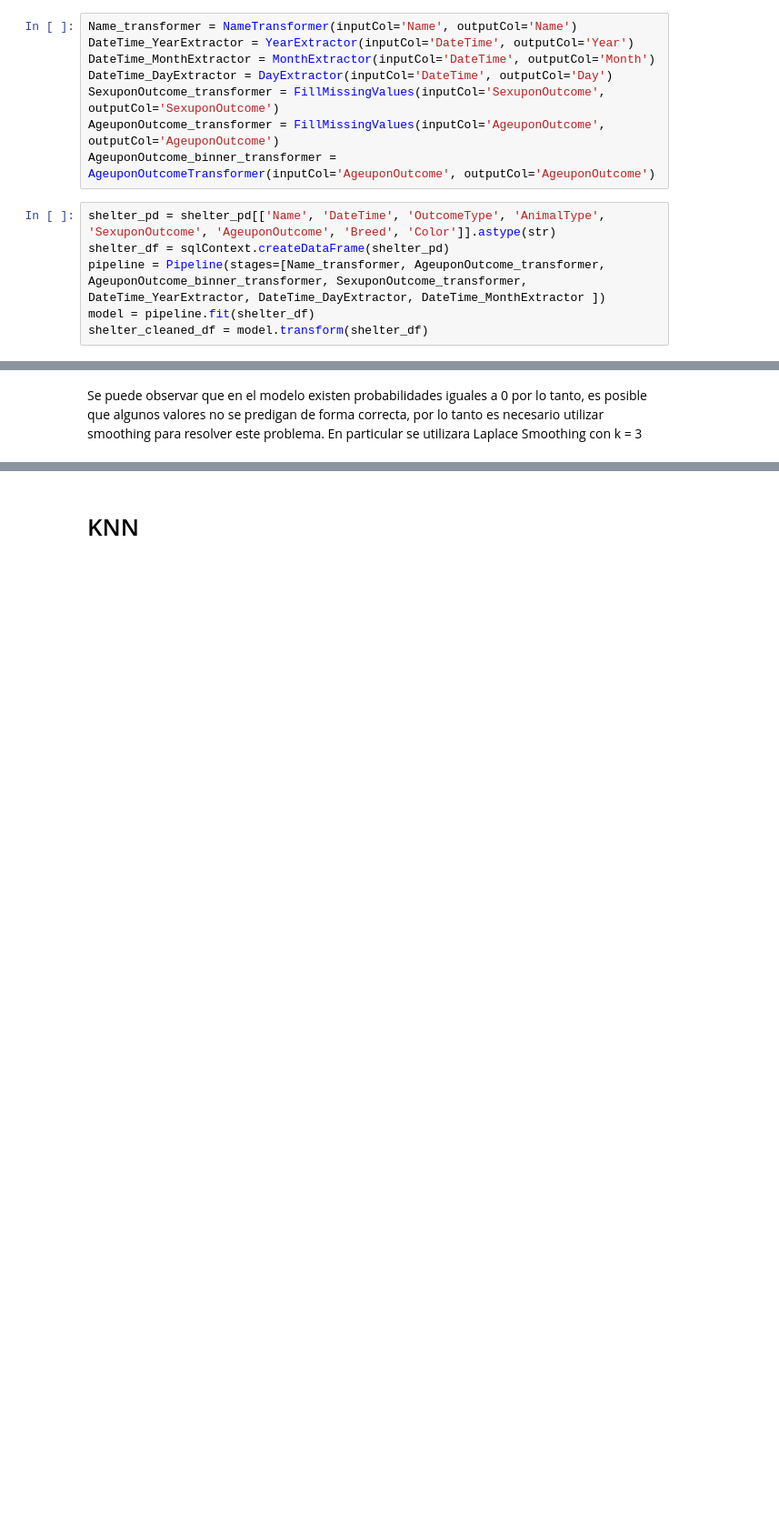
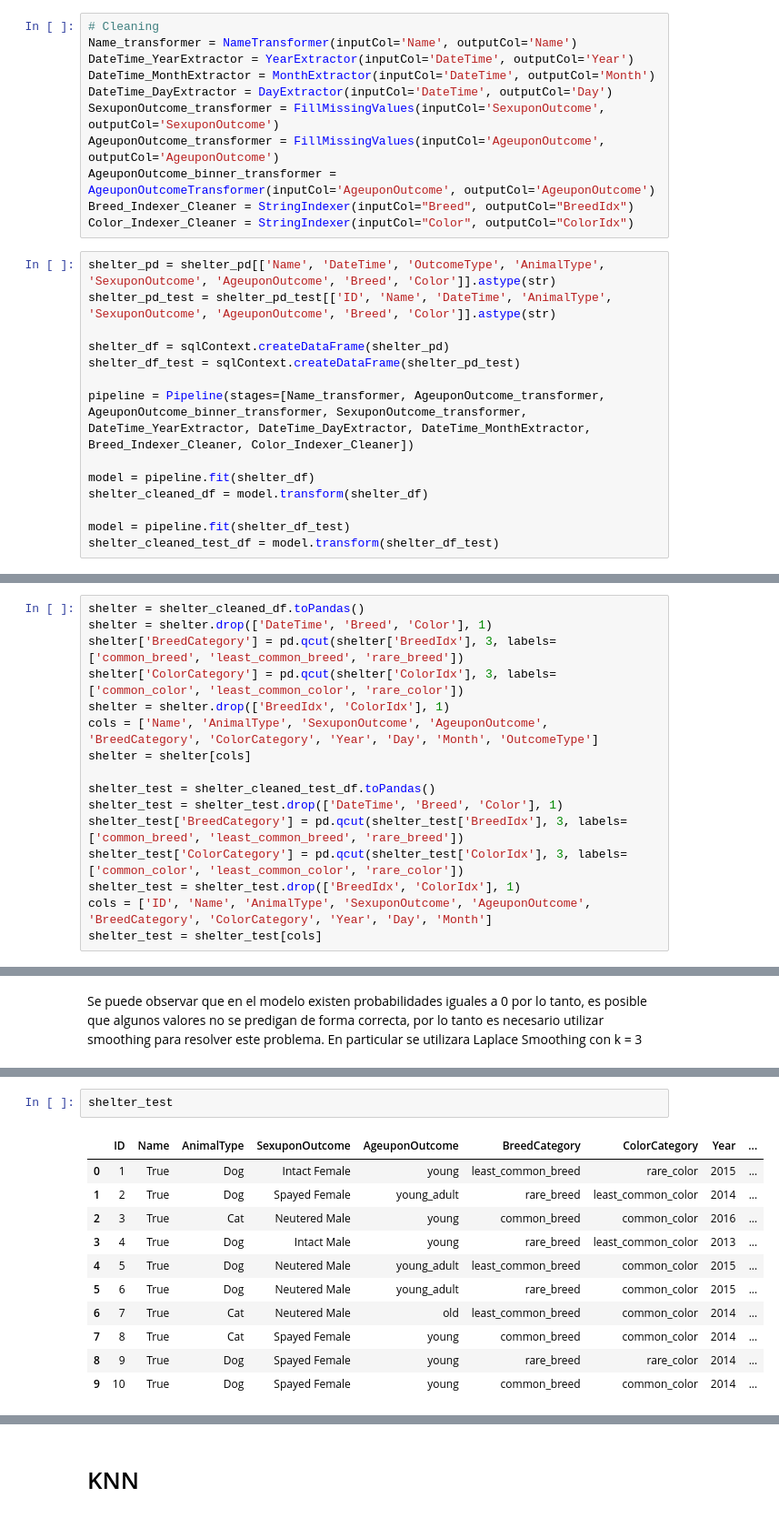
Before and after one commit to acollazomayer/Proyecto-BigData, a Jupyter notebook: Proyecto (2).ipynb, the cells around one changed output, grey strips where cells are left out. Shown: that part at 91% size. Saved outputs shown, nothing was run; the diff lists cells and outputs as text; blank space fills up the shorter version.

```diff
--- a/Proyecto (2).ipynb
+++ b/Proyecto (2).ipynb
@@ -381,6 +388,7 @@ pd.DataFrame(shelter_pd['AgeuponOutcome'].value_counts()).plot(kind='bar')
 # %% [markdown]
 Se hace la limpieza de datos con la ayuda de <i>Pipelines</i>, y se obtiene un DataFrame de Spark.
 # %%
+# Cleaning
 Name_transformer = NameTransformer(inputCol='Name', outputCol='Name')
 DateTime_YearExtractor = YearExtractor(inputCol='DateTime', outputCol='Year')
 DateTime_MonthExtractor = MonthExtractor(inputCol='DateTime', outputCol='Month')
@@ -388,9 +396,19 @@ DateTime_DayExtractor = DayExtractor(inputCol='DateTime', outputCol='Day')
 SexuponOutcome_transformer = FillMissingValues(inputCol='SexuponOutcome', outputCol='SexuponOutcome')
 AgeuponOutcome_transformer = FillMissingValues(inputCol='AgeuponOutcome', outputCol='AgeuponOutcome')
 AgeuponOutcome_binner_transformer = AgeuponOutcomeTransformer(inputCol='AgeuponOutcome', outputCol='AgeuponOutcome')
+Breed_Indexer_Cleaner = StringIndexer(inputCol="Breed", outputCol="BreedIdx")
+Color_Indexer_Cleaner = StringIndexer(inputCol="Color", outputCol="ColorIdx")
 # %%
 shelter_pd = shelter_pd[['Name', 'DateTime', 'OutcomeType', 'AnimalType', 'SexuponOutcome', 'AgeuponOutcome', 'Breed', 'Color']].astype(str)
+shelter_pd_test = shelter_pd_test[['ID', 'Name', 'DateTime', 'AnimalType', 'SexuponOutcome', 'AgeuponOutcome', 'Breed', 'Color']].astype(str)
+
 shelter_df = sqlContext.createDataFrame(shelter_pd)
-pipeline = Pipeline(stages=[Name_transformer, AgeuponOutcome_transformer, AgeuponOutcome_binner_transformer, SexuponOutcome_transformer, DateTime_YearExtractor, DateTime_DayExtractor, DateTime_MonthExtractor ])
+shelter_df_test = sqlContext.createDataFrame(shelter_pd_test)
+
+pipeline = Pipeline(stages=[Name_transformer, AgeuponOutcome_transformer, AgeuponOutcome_binner_transformer, SexuponOutcome_transformer, DateTime_YearExtractor, DateTime_DayExtractor, DateTime_MonthExtractor, Breed_Indexer_Cleaner, Color_Indexer_Cleaner])
+
 model = pipeline.fit(shelter_df)
 shelter_cleaned_df = model.transform(shelter_df)
+
+model = pipeline.fit(shelter_df_test)
+shelter_cleaned_test_df = model.transform(shelter_df_test)
@@ -437,0 +415,16 @@ testing = testing[cols]
+# %%
+shelter = shelter_cleaned_df.toPandas()
+shelter = shelter.drop(['DateTime', 'Breed', 'Color'], 1)
+shelter['BreedCategory'] = pd.qcut(shelter['BreedIdx'], 3, labels=['common_breed', 'least_common_breed', 'rare_breed'])
+shelter['ColorCategory'] = pd.qcut(shelter['ColorIdx'], 3, labels=['common_color', 'least_common_color', 'rare_color'])
+shelter = shelter.drop(['BreedIdx', 'ColorIdx'], 1)
+cols = ['Name', 'AnimalType', 'SexuponOutcome', 'AgeuponOutcome', 'BreedCategory', 'ColorCategory', 'Year', 'Day', 'Month', 'OutcomeType']
+shelter = shelter[cols]
+
+shelter_test = shelter_cleaned_test_df.toPandas()
+shelter_test = shelter_test.drop(['DateTime', 'Breed', 'Color'], 1)
+shelter_test['BreedCategory'] = pd.qcut(shelter_test['BreedIdx'], 3, labels=['common_breed', 'least_common_breed', 'rare_breed'])
+shelter_test['ColorCategory'] = pd.qcut(shelter_test['ColorIdx'], 3, labels=['common_color', 'least_common_color', 'rare_color'])
+shelter_test = shelter_test.drop(['BreedIdx', 'ColorIdx'], 1)
+cols = ['ID', 'Name', 'AnimalType', 'SexuponOutcome', 'AgeuponOutcome', 'BreedCategory', 'ColorCategory', 'Year', 'Day', 'Month']
+shelter_test = shelter_test[cols]
@@ -584,0 +617,14 @@ NaiveBayes.predict(['True','Cat','Intact Female','adult'])
+# %%
+shelter_test
+# %% [output]
+|  | ID | Name | AnimalType | SexuponOutcome | AgeuponOutcome | BreedCategory | ColorCategory | Year | ... |
+| 0 | 1 | True | Dog | Intact Female | young | least_common_breed | rare_color | 2015 | ... |
+| 1 | 2 | True | Dog | Spayed Female | young_adult | rare_breed | least_common_color | 2014 | ... |
+| 2 | 3 | True | Cat | Neutered Male | young | common_breed | common_color | 2016 | ... |
+| 3 | 4 | True | Dog | Intact Male | young | rare_breed | least_common_color | 2013 | ... |
+| 4 | 5 | True | Dog | Neutered Male | young_adult | least_common_breed | common_color | 2015 | ... |
+| 5 | 6 | True | Dog | Neutered Male | young_adult | rare_breed | common_color | 2015 | ... |
+| 6 | 7 | True | Cat | Neutered Male | old | least_common_breed | common_color | 2014 | ... |
+| 7 | 8 | True | Cat | Spayed Female | young | common_breed | common_color | 2014 | ... |
+| 8 | 9 | True | Dog | Spayed Female | young | rare_breed | rare_color | 2014 | ... |
+| 9 | 10 | True | Dog | Spayed Female | young | common_breed | common_color | 2014 | ... |
```
Also changed, not shown: parts of 20 cells of this notebook, 10 other files.
